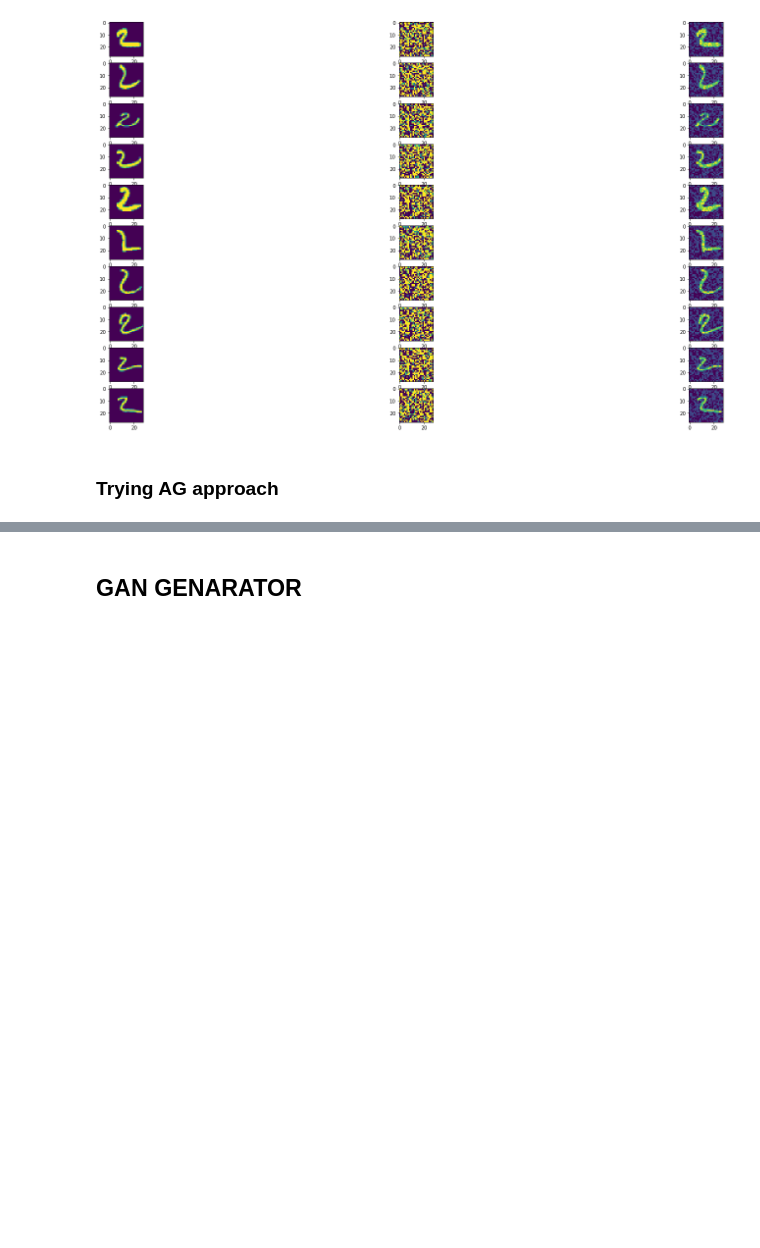
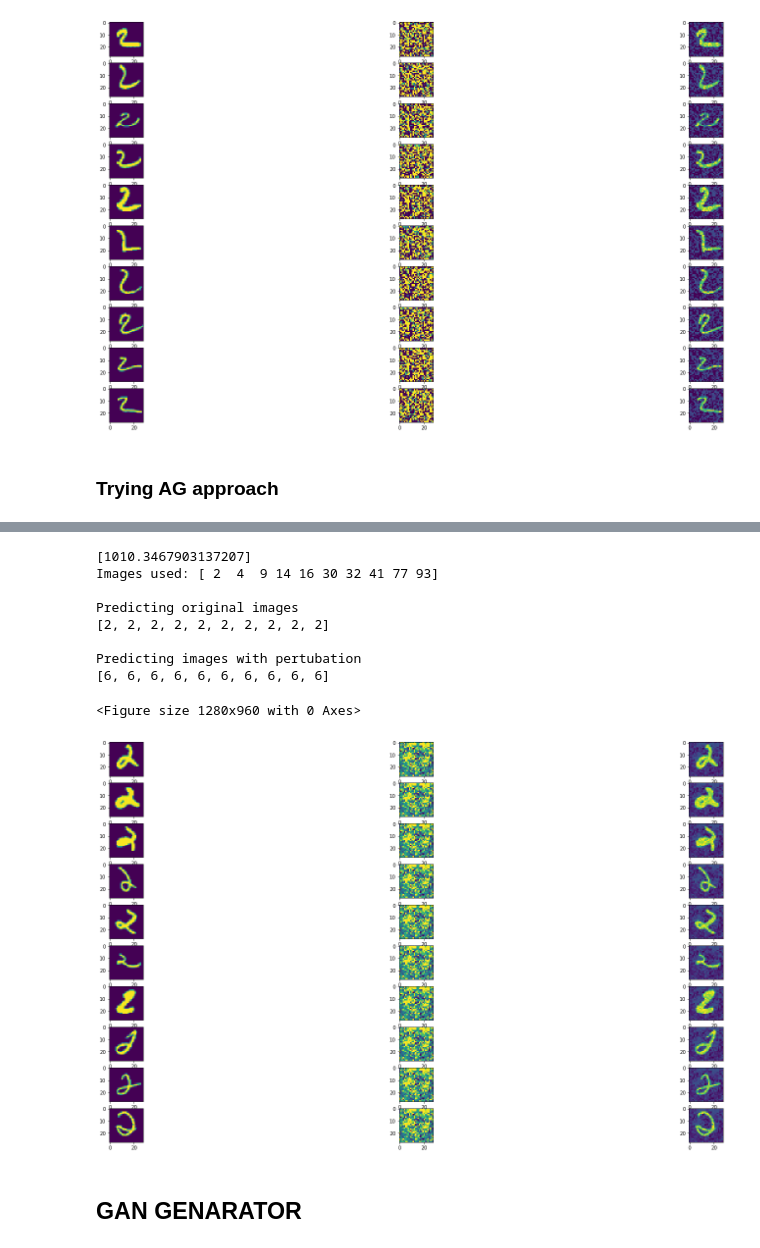
Before and after one commit to evertonaleixo/adversarialCNN, a Jupyter notebook: Challenge_For_AI.ipynb, the cells around one changed output, grey strips where cells are left out. Cells and saved outputs as stored; diff of their text form; code cells hidden in the pictures; blank space fills up the shorter version.

```diff
--- a/Challenge_For_AI.ipynb
+++ b/Challenge_For_AI.ipynb
@@ -276,6 +278,19 @@ Predicting images with pertubation
 # %% [markdown]
 ### Trying AG approach
 # %%
+pred = model.predict(X_samples_2_orig)
+pred_idx = [ np.argmax(pred[i]) for i in range(X_samples_2_orig.shape[0]) ]
+pred_idx = np.array(pred_idx)
+
+X_samples_2_GA = np.copy(X_samples_2_orig[pred_idx==2])
+pred = model.predict(X_samples_2_GA)
+pred_idx = [ pred[i][2]-pred[i][2] for i in range(X_samples_2_GA.shape[0]) ]
+pred_idx = np.array(pred_idx).argsort()
+X_samples_2_GA = X_samples_2_GA[pred_idx]
+# Selectiing top 50 samples that has more probability to change
+X_samples_2_GA = X_samples_2_GA[-100:]
+print(X_samples_2_GA.shape)
+
 def create_population(n):
     pop = []
     for i in range(n):
@@ -283,12 +298,11 @@ def create_population(n):
         individual = np.reshape(individual, (28,28))
         for i in range(28):
             for j in range(28):
-#                 if (i<4 or i>23) or (j<4 or j>23):
                 individual[i,j] = ((np.random.randint(256)/255.0)/10.0)
                 if np.random.rand()>0.5:
                     individual[i,j] = -individual[i,j]
         individual = np.reshape(individual, (28*28))
-        individual = np.clip(individual, -max_noise, max_noise)
+        individual = np.clip(individual, -max_noise*(3/2), max_noise*(3/2))
         pop.append(individual)
 
     return np.array(pop)
@@ -295,15 +311,11 @@ def create_population(n):
 # %%
 def evaluate_population(pop):
     ranking = []
-    pred = model.predict(X_samples_2_orig)
-    pred_idx = [ np.argmax(pred[i]) for i in range(X_samples_2_orig.shape[0]) ]
-    pred_idx = np.array(pred_idx)
-
-    X_samples_2_eval = np.copy(X_samples_2_orig[pred_idx==2])
+    X_samples_2_eval = X_samples_2_GA
 
     for individual in pop:
         X_noise = np.reshape(individual, (1, 28, 28))
-        fuzzy_imgs = (X_samples_2_eval + X_noise)
+        fuzzy_imgs = (X_samples_2_GA + X_noise)
         fuzzy_imgs = np.clip(fuzzy_imgs, 0, 1)
 
         pred = model.predict(fuzzy_imgs)
@@ -324,7 +336,7 @@ def mutation(individual, probability):
                 individual[i, j] = individual[i, j] + ((np.random.randint(256)/255.0)/10.0) # np.random.normal()/10
 
     individual = np.reshape(individual, (28*28))
-    individual = np.clip(individual, -max_noise, max_noise)
+    individual = np.clip(individual, -max_noise*(3/2), max_noise*(3/2))
     return np.array(individual)
 
 def crossover(ind1 , ind2):
@@ -408,35 +415,45 @@ KeyboardInterrupt:
 # %%
-pred = model.predict(X_samples_2_orig)
-pred_idx = [ np.argmax(pred[i]) for i in range(X_samples_2_orig.shape[0]) ]
-pred_idx = np.array(pred_idx)
-
-X_samples_2_eval = np.copy(X_samples_2_orig[pred_idx==2])
-
-individual = p[0]
+individual = best_individual
 
 X_noise = np.reshape(individual, (1, 28, 28))
-fuzzy_imgs = (X_samples_2_eval + X_noise)
+fuzzy_imgs = (X_samples_2_GA + X_noise)
 fuzzy_imgs = np.clip(fuzzy_imgs, 0, 1)
 
 pred = model.predict(fuzzy_imgs)
 pred_idx = [ np.argmax(pred[i]) for i in range(fuzzy_imgs.shape[0]) ]
 pred_idx = np.array(pred_idx)
 
-imgs_used = X_samples_2_eval[np.where(pred_idx==6)[0]]
+print (evaluate_population([best_individual]))
+
+imgs_used = X_samples_2_GA[np.where(pred_idx==6)[0]]
 imgs_fuzzy = imgs_used + X_noise
 imgs_fuzzy = np.clip(imgs_fuzzy, 0, 1)
 
 print("Images used: " + str(np.where(pred_idx==6)[0]))
 
 print("\nPredicting original images")
 pred = [np.argmax(model.predict((imgs_used))[i]) for i in range(imgs_used.shape[0])]
 print(pred)
 
 print("\nPredicting images with pertubation")
 pred = [np.argmax(model.predict(imgs_fuzzy)[i]) for i in range(imgs_used.shape[0])]
 print(pred)
 
-plot_figures(imgs_used, noises_used)
+X_noise_used = np.zeros((imgs_used.shape[0], 28, 28))
+for i in range(imgs_used.shape[0]):
+    X_noise_used[i] = np.copy(X_noise)
+plot_figures(imgs_used, X_noise_used)
+# %% [output]
+[1010.3467903137207]
+Images used: [ 2  4  9 14 16 30 32 41 77 93]
+
+Predicting original images
+[2, 2, 2, 2, 2, 2, 2, 2, 2, 2]
+
+Predicting images with pertubation
+[6, 6, 6, 6, 6, 6, 6, 6, 6, 6]
+<Figure size 1280x960 with 0 Axes>
+[figure, added]
 # %% [markdown]
 ## GAN GENARATOR
 # %%
```
Also changed, not shown: parts of 8 cells of this notebook.
